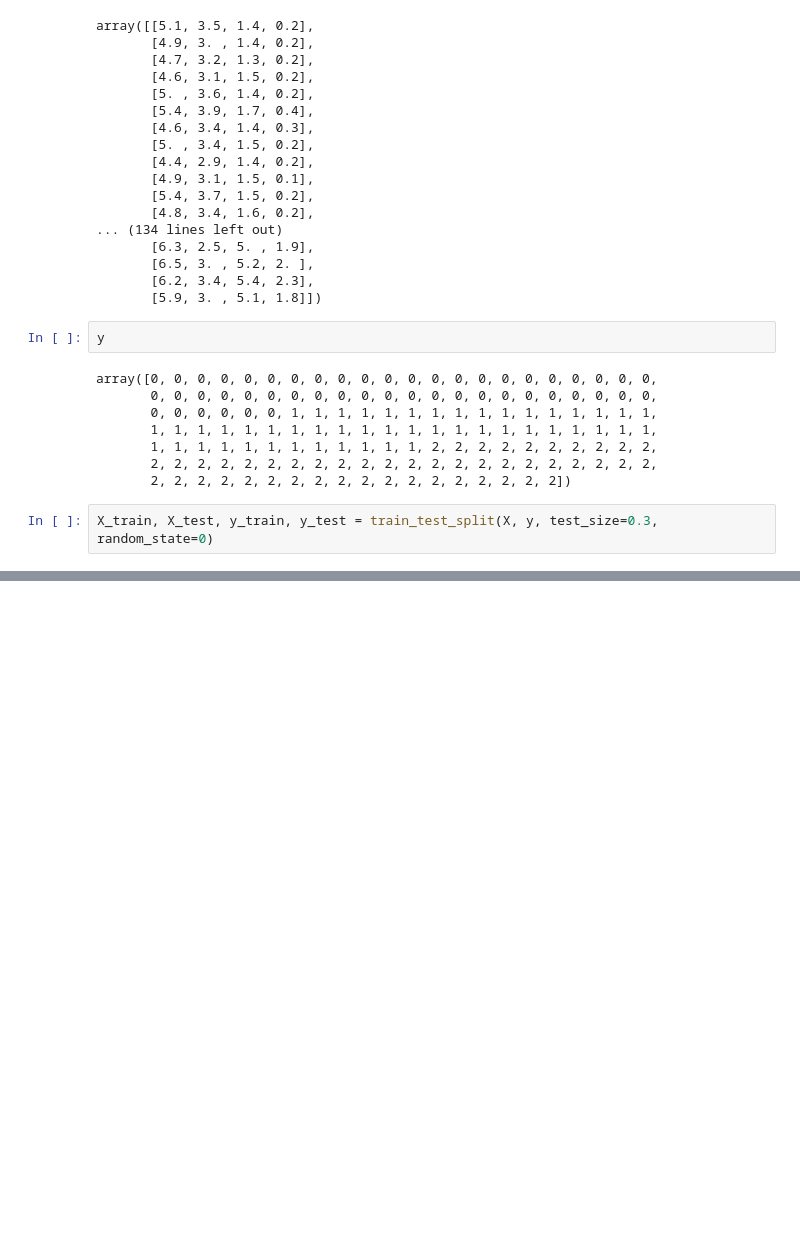
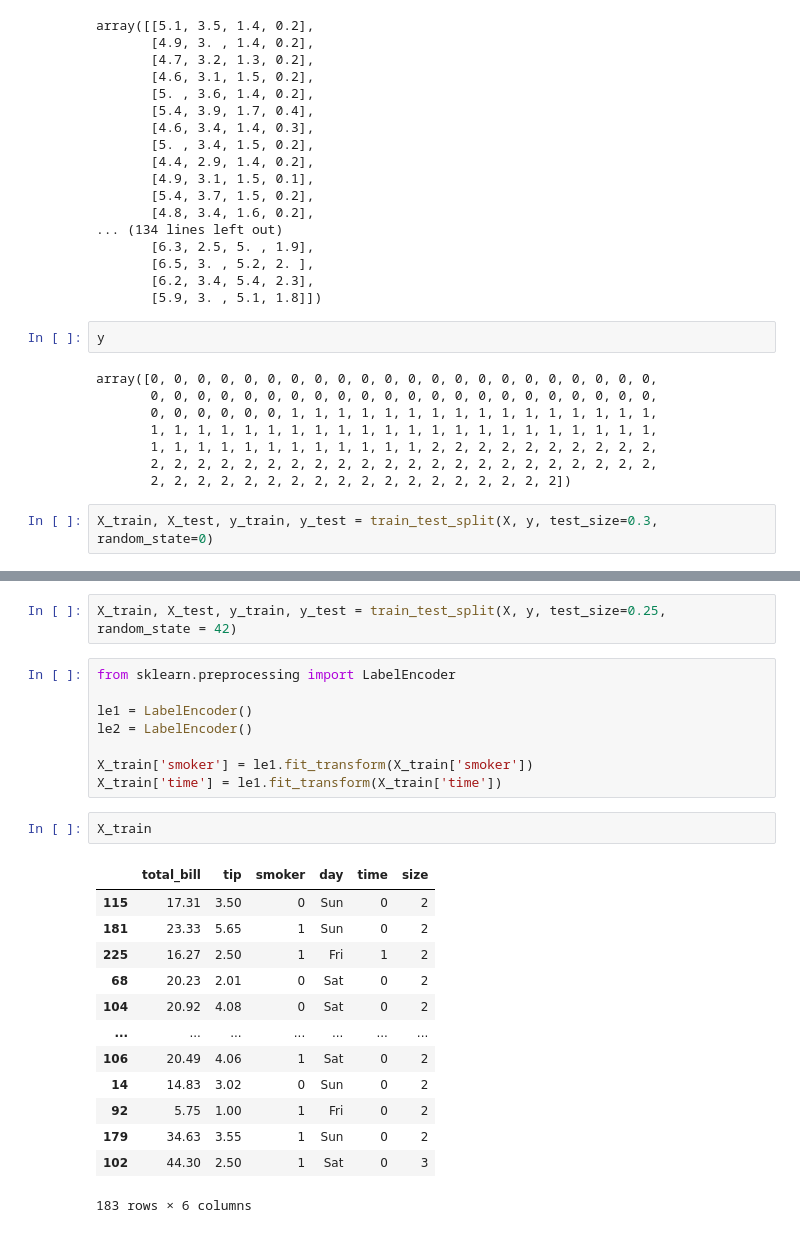
Before and after one commit to TechNas12/Machine-Learning-Practical, a Jupyter notebook: naive_bayes/naive_bayes.ipynb, the cells around one changed output, grey strips where cells are left out. Drawn from its saved outputs; the diff is of its cells as text; blank space fills up the shorter version.

```diff
--- a/naive_bayes/naive_bayes.ipynb
+++ b/naive_bayes/naive_bayes.ipynb
@@ -41,0 +147,26 @@ from sklearn.naive_bayes import GaussianNB
+# %%
+X_train, X_test, y_train, y_test = train_test_split(X, y, test_size=0.25, random_state = 42)
+# %%
+from sklearn.preprocessing import LabelEncoder
+
+le1 = LabelEncoder()
+le2 = LabelEncoder()
+
+X_train['smoker'] = le1.fit_transform(X_train['smoker'])
+X_train['time'] = le1.fit_transform(X_train['time'])
+# %%
+X_train
+# %% [output]
+|  | total_bill | tip | smoker | day | time | size |
+| 115 | 17.31 | 3.50 | 0 | Sun | 0 | 2 |
+| 181 | 23.33 | 5.65 | 1 | Sun | 0 | 2 |
+| 225 | 16.27 | 2.50 | 1 | Fri | 1 | 2 |
+| 68 | 20.23 | 2.01 | 0 | Sat | 0 | 2 |
+| 104 | 20.92 | 4.08 | 0 | Sat | 0 | 2 |
+| ... | ... | ... | ... | ... | ... | ... |
+| 106 | 20.49 | 4.06 | 1 | Sat | 0 | 2 |
+| 14 | 14.83 | 3.02 | 0 | Sun | 0 | 2 |
+| 92 | 5.75 | 1.00 | 1 | Fri | 0 | 2 |
+| 179 | 34.63 | 3.55 | 1 | Sun | 0 | 2 |
+| 102 | 44.30 | 2.50 | 1 | Sat | 0 | 3 |
+183 rows × 6 columns
```
Also changed, not shown: parts of 11 cells of this notebook, 1 other file.
